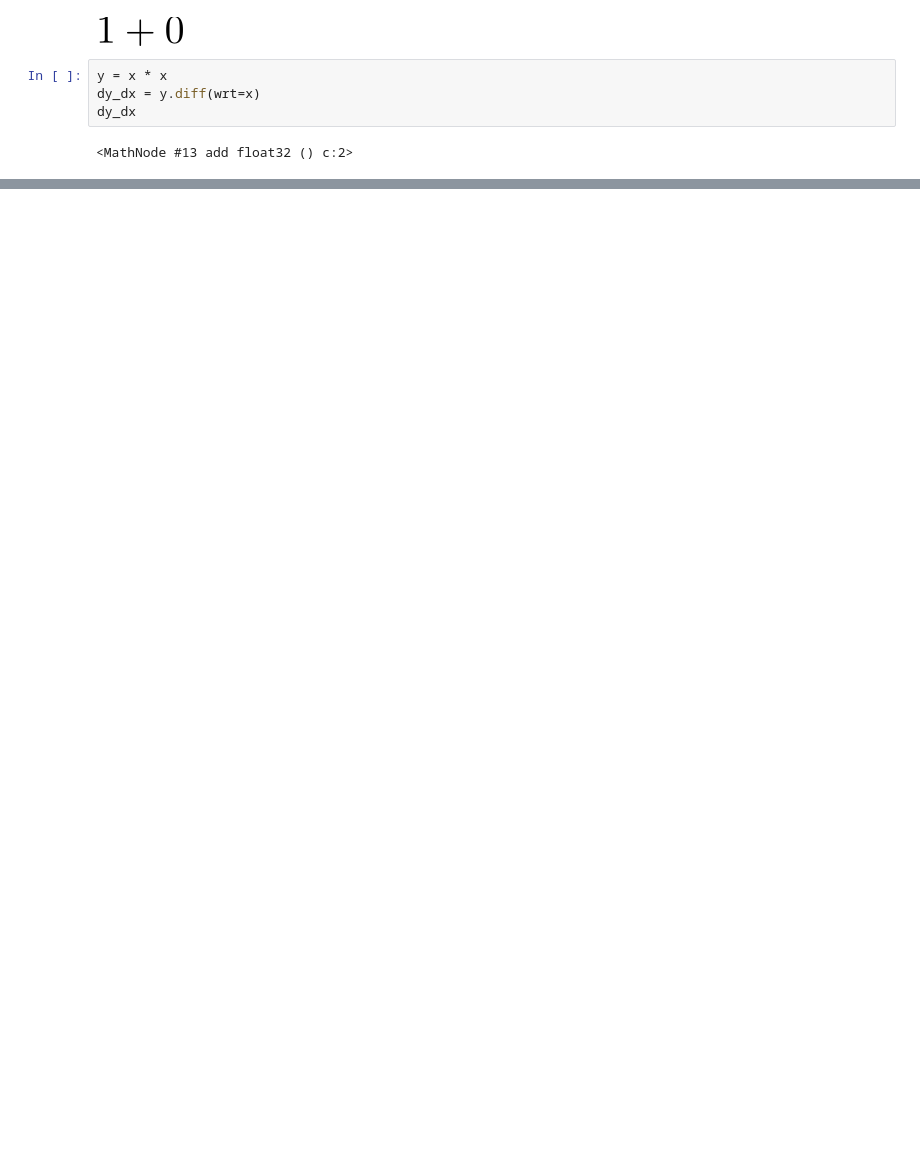
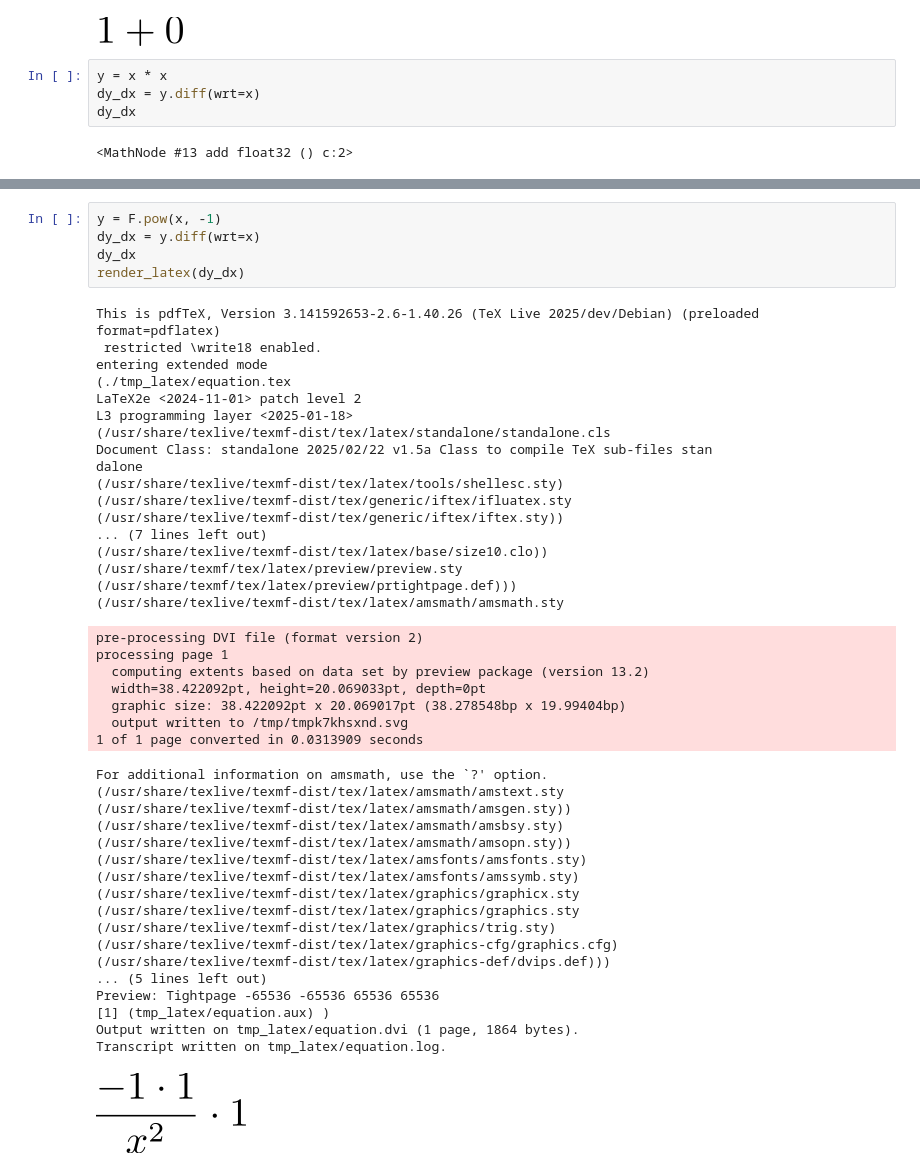
Before and after one commit to nschaetti/PixelPrism, a Jupyter notebook: notebooks/math/math_autodiff.ipynb, the cells around one changed output, grey strips where cells are left out. Cells and saved outputs as stored; diff of their text form; blank space fills up the shorter version.

```diff
--- a/notebooks/math/math_autodiff.ipynb
+++ b/notebooks/math/math_autodiff.ipynb
@@ -113,0 +221,48 @@ processing page 1
+# %%
+y = F.pow(x, -1)
+dy_dx = y.diff(wrt=x)
+dy_dx
+render_latex(dy_dx)
+# %% [output]
+This is pdfTeX, Version 3.141592653-2.6-1.40.26 (TeX Live 2025/dev/Debian) (preloaded format=pdflatex)
+ restricted \write18 enabled.
+entering extended mode
+(./tmp_latex/equation.tex
+LaTeX2e <2024-11-01> patch level 2
+L3 programming layer <2025-01-18>
+(/usr/share/texlive/texmf-dist/tex/latex/standalone/standalone.cls
+Document Class: standalone 2025/02/22 v1.5a Class to compile TeX sub-files stan
+dalone
+(/usr/share/texlive/texmf-dist/tex/latex/tools/shellesc.sty)
+(/usr/share/texlive/texmf-dist/tex/generic/iftex/ifluatex.sty
+(/usr/share/texlive/texmf-dist/tex/generic/iftex/iftex.sty))
+... (7 lines left out)
+(/usr/share/texlive/texmf-dist/tex/latex/base/size10.clo))
+(/usr/share/texmf/tex/latex/preview/preview.sty
+(/usr/share/texmf/tex/latex/preview/prtightpage.def)))
+(/usr/share/texlive/texmf-dist/tex/latex/amsmath/amsmath.sty
+pre-processing DVI file (format version 2)
+processing page 1
+  computing extents based on data set by preview package (version 13.2)
+  width=38.422092pt, height=20.069033pt, depth=0pt
+  graphic size: 38.422092pt x 20.069017pt (38.278548bp x 19.99404bp)
+  output written to /tmp/tmpk7khsxnd.svg
+1 of 1 page converted in 0.0313909 seconds
+For additional information on amsmath, use the `?' option.
+(/usr/share/texlive/texmf-dist/tex/latex/amsmath/amstext.sty
+(/usr/share/texlive/texmf-dist/tex/latex/amsmath/amsgen.sty))
+(/usr/share/texlive/texmf-dist/tex/latex/amsmath/amsbsy.sty)
+(/usr/share/texlive/texmf-dist/tex/latex/amsmath/amsopn.sty))
+(/usr/share/texlive/texmf-dist/tex/latex/amsfonts/amsfonts.sty)
+(/usr/share/texlive/texmf-dist/tex/latex/amsfonts/amssymb.sty)
+(/usr/share/texlive/texmf-dist/tex/latex/graphics/graphicx.sty
+(/usr/share/texlive/texmf-dist/tex/latex/graphics/graphics.sty
+(/usr/share/texlive/texmf-dist/tex/latex/graphics/trig.sty)
+(/usr/share/texlive/texmf-dist/tex/latex/graphics-cfg/graphics.cfg)
+(/usr/share/texlive/texmf-dist/tex/latex/graphics-def/dvips.def)))
+... (5 lines left out)
+Preview: Tightpage -65536 -65536 65536 65536
+[1] (tmp_latex/equation.aux) )
+Output written on tmp_latex/equation.dvi (1 page, 1864 bytes).
+Transcript written on tmp_latex/equation.log.
+[figure, added]
```
Also changed, not shown: parts of 15 cells of this notebook, 15 other files.
